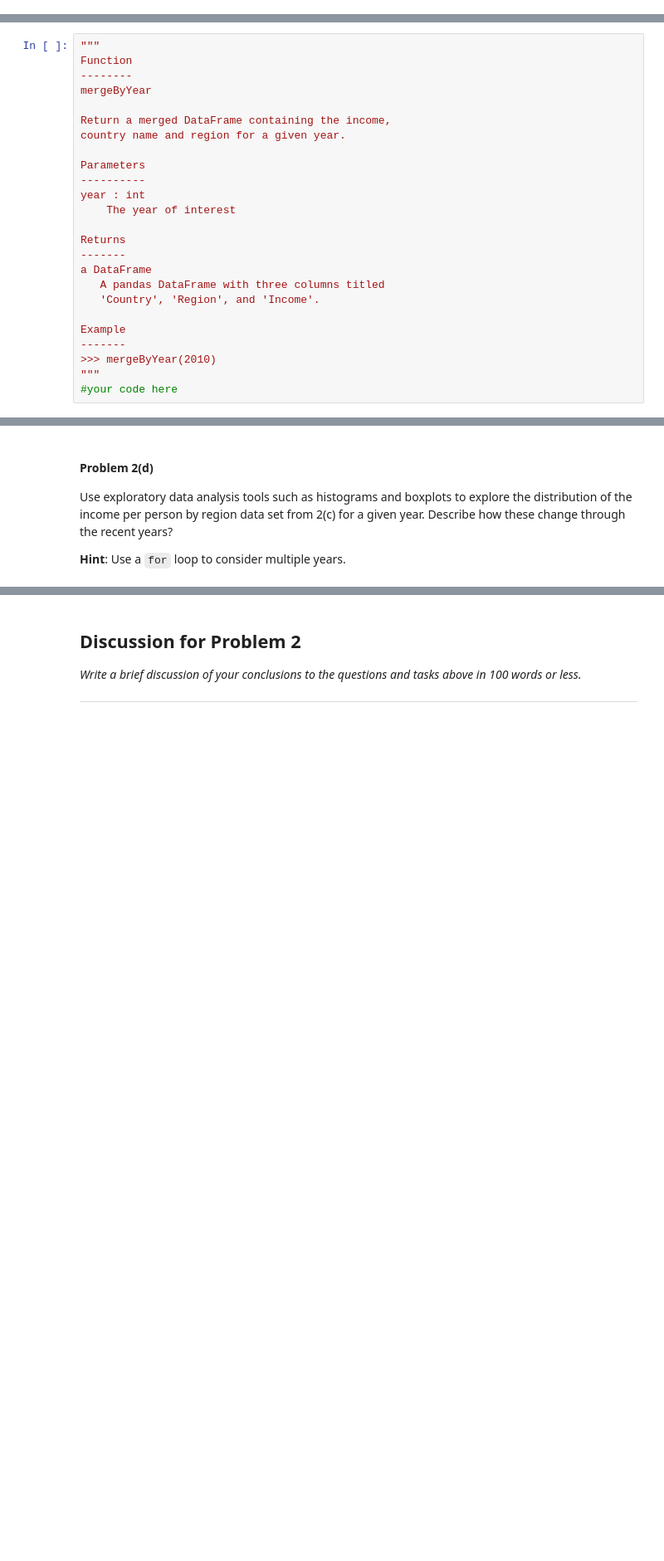
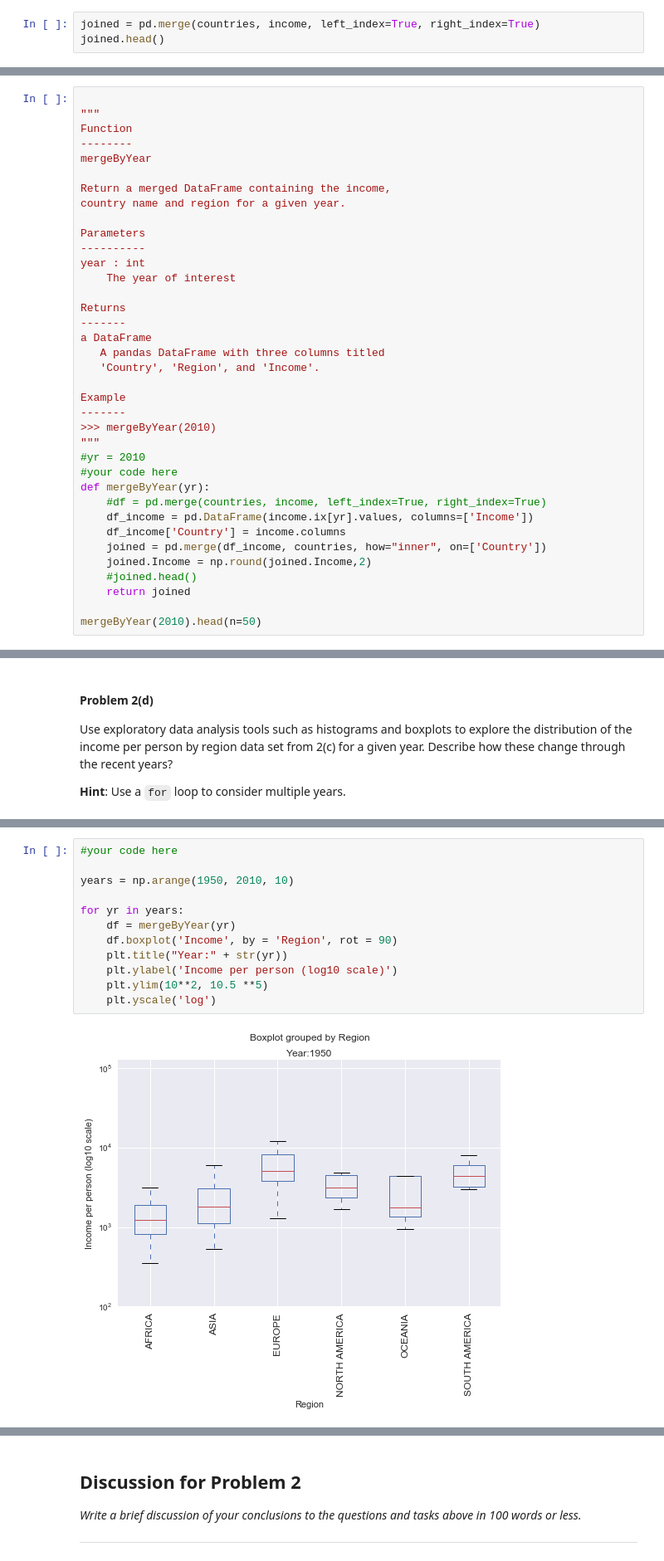
Before and after one commit to yweinsto/2014, a Jupyter notebook: homework/HW1.ipynb, the cells around one changed output, grey strips where cells are left out. Shown at 83% size. Drawn from its saved outputs; the diff is of its cells as text; blank space fills up the shorter version.

```diff
--- a/homework/HW1.ipynb
+++ b/homework/HW1.ipynb
@@ -196,3 +345,6 @@ Graphically display the distribution of income per person across all countries i
 #### Problem 2(c)
 
 Write a function to merge the `countries` and `income` data sets for any given year.
+# %%
+joined = pd.merge(countries, income, left_index=True, right_index=True)
+joined.head()
@@ -199,4 +359,5 @@ Write a function to merge the `countries` and `income` data sets for any given y
 # %%
+
 """
 Function
 --------
@@ -220,4 +381,15 @@ Example
 -------
 >>> mergeByYear(2010)
 """
+#yr = 2010
 #your code here
+def mergeByYear(yr):
+    #df = pd.merge(countries, income, left_index=True, right_index=True)
+    df_income = pd.DataFrame(income.ix[yr].values, columns=['Income'])
+    df_income['Country'] = income.columns
+    joined = pd.merge(df_income, countries, how="inner", on=['Country'])
+    joined.Income = np.round(joined.Income,2)
+    #joined.head()
+    return joined
+
+mergeByYear(2010).head(n=50)
@@ -231,0 +420,14 @@ Use exploratory data analysis tools such as histograms and boxplots to explore t
+# %%
+#your code here
+
+years = np.arange(1950, 2010, 10)
+
+for yr in years:
+    df = mergeByYear(yr)
+    df.boxplot('Income', by = 'Region', rot = 90)
+    plt.title("Year:" + str(yr))
+    plt.ylabel('Income per person (log10 scale)')
+    plt.ylim(10**2, 10.5 **5)
+    plt.yscale('log')
+# %% [output]
+[figure, added]
```
Also changed, not shown: parts of 25 cells of this notebook, 2 other files.
